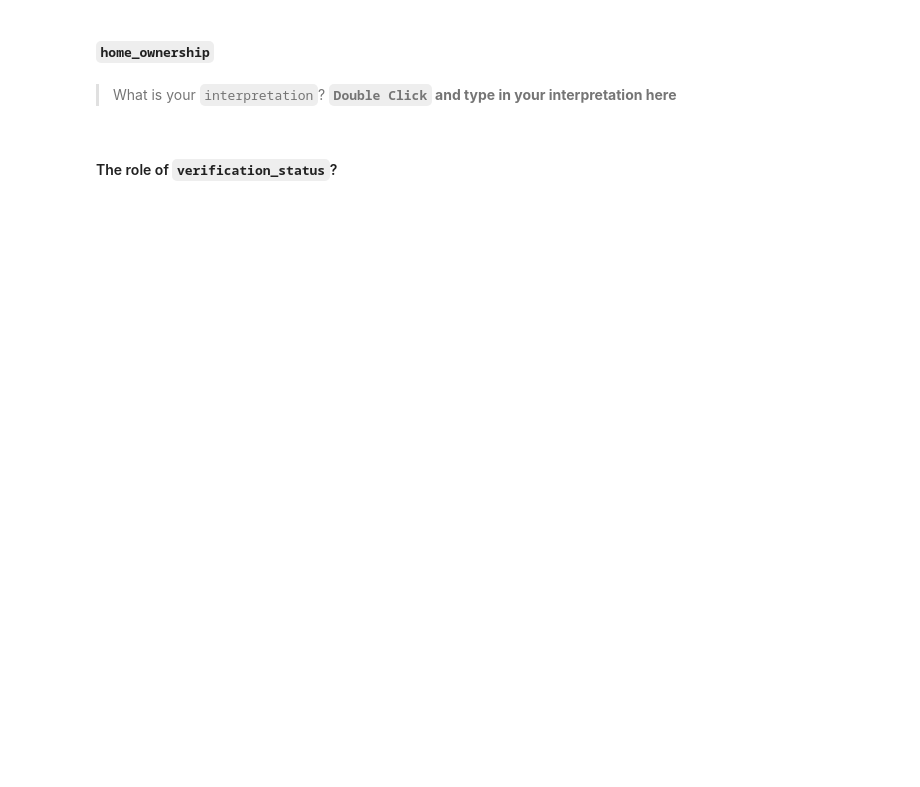
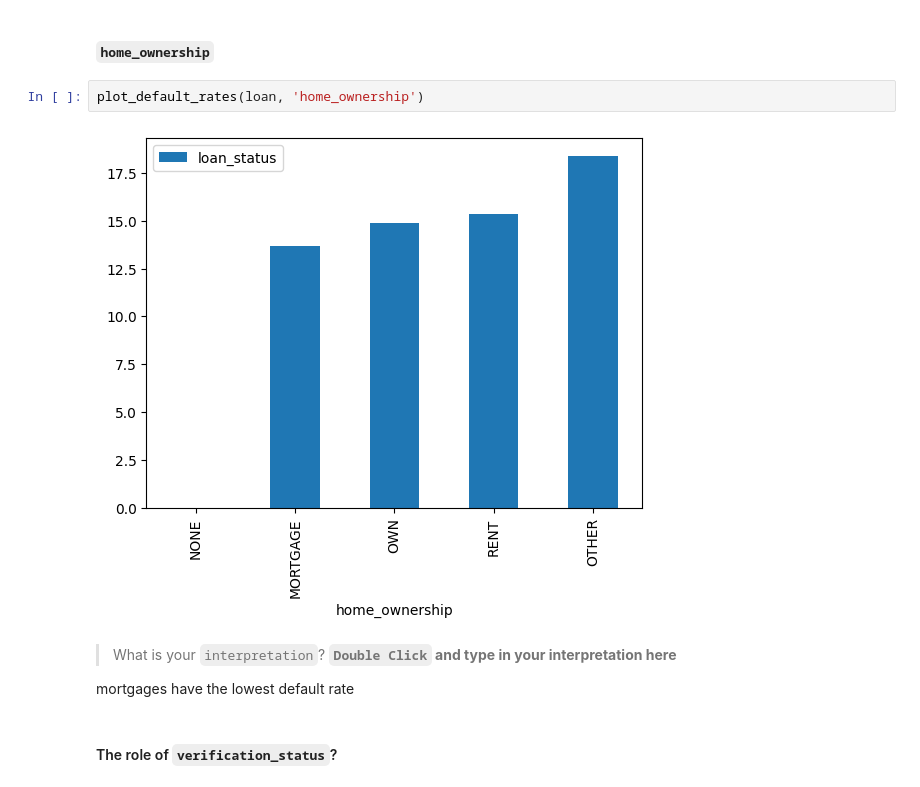
Before and after one commit to changjulian17/qf627, a Jupyter notebook: problem_set_2/QF627_Problem_Set_2.ipynb, the cells around one changed output. Drawn from its saved outputs; the diff is of its cells as text; blank space fills up the shorter version.

```diff
--- a/problem_set_2/QF627_Problem_Set_2.ipynb
+++ b/problem_set_2/QF627_Problem_Set_2.ipynb
@@ -297,6 +671,12 @@ But first, what makes up the target variable--`loan_status`?
 # %% [markdown]
 #### `home_ownership`
+# %%
+plot_default_rates(loan, 'home_ownership')
+# %% [output]
+[figure, added]
 # %% [markdown]
 > What is your `interpretation`? **`Double Click` and type in your interpretation here**
+
+mortgages have the lowest default rate
 # %% [markdown]
 #### The role of `verification_status`?
```
Also changed, not shown: parts of 62 cells of this notebook.
